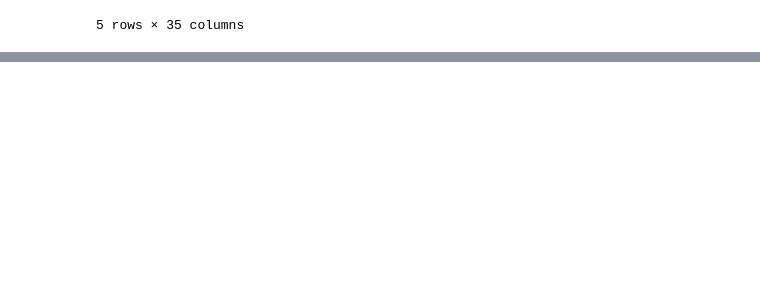
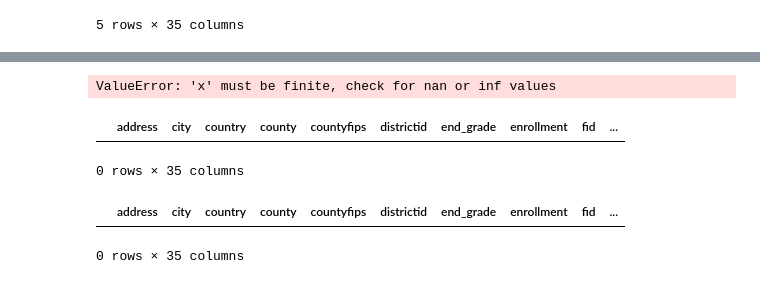
Before and after one commit to daniimurphy/cyplan101-proj-group26, a Jupyter notebook: notebooks/load_clean_school_data.ipynb, the cells around one changed output, grey strips where cells are left out. Cells and saved outputs as stored; diff of their text form; code cells hidden in the pictures; blank space fills up the shorter version.

```diff
--- a/notebooks/load_clean_school_data.ipynb
+++ b/notebooks/load_clean_school_data.ipynb
@@ -317,0 +499,27 @@ schools_sf.head()
+# %%
+iso_records = []
+
+for _, row in schools_sf.iterrows():
+    hull = make_isochrone(G_proj, row["geometry"], minutes=15)
+
+    iso_records.append({
+        "school_id": row["school_id"],
+        "name": row["name"],
+        "time": 15,
+        "geometry": hull
+    })
+
+iso = gpd.GeoDataFrame(iso_records, geometry="geometry", crs=G_proj.graph["crs"])
+# %% [output]
+ValueError: 'x' must be finite, check for nan or inf values
+# %%
+schools = schools_sf
+schools[~schools["longitude"].apply(np.isfinite) | ~schools["latitude"].apply(np.isfinite)]
+# %% [output]
+|  | address | city | country | county | countyfips | districtid | end_grade | enrollment | fid | ... |
+0 rows × 35 columns
+# %%
+schools_sf[schools_sf.geometry.isna()]
+# %% [output]
+|  | address | city | country | county | countyfips | districtid | end_grade | enrollment | fid | ... |
+0 rows × 35 columns
```
Also changed, not shown: parts of 26 cells of this notebook.
